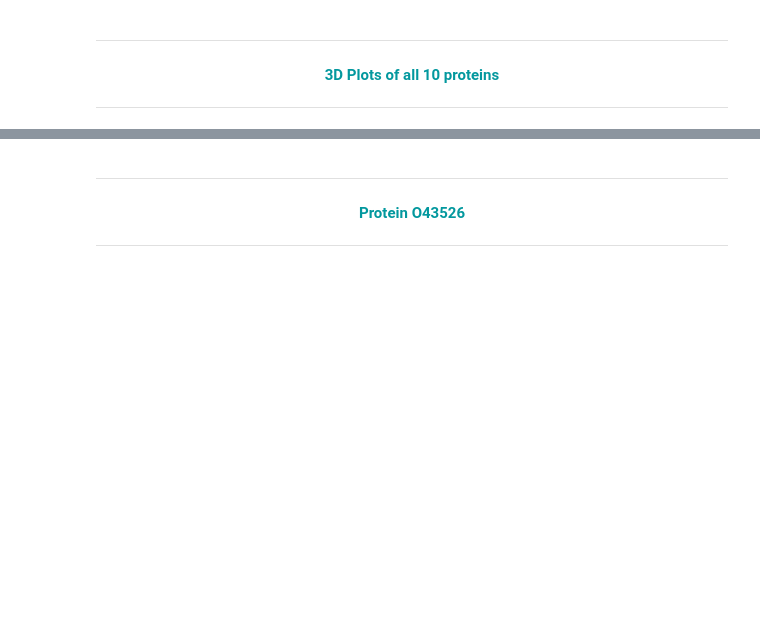
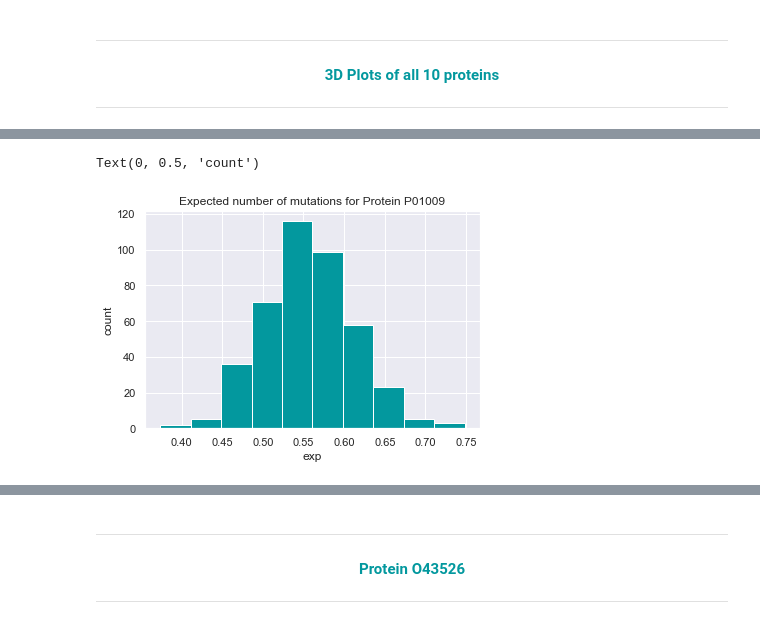
Before and after one commit to iamfaiyam/DATA3001-Proteins-Team-2-Repo, a Jupyter notebook: Exploratory Data Analysis.ipynb, the cells around one changed output, grey strips where cells are left out. Saved outputs shown, nothing was run; the diff lists cells and outputs as text; code cells hidden in the pictures; blank space fills up the shorter version.

```diff
--- a/Exploratory Data Analysis.ipynb
+++ b/Exploratory Data Analysis.ipynb
@@ -182,0 +198,8 @@ protein10 = pd.read_csv('AF-Q969H0-F1-model_v3.csv')
+# %%
+plt.hist(protein2['exp'], color = "#03989e")
+plt.title("Expected number of mutations for Protein P01009")
+plt.xlabel('exp')
+plt.ylabel('count')
+# %% [output]
+Text(0, 0.5, 'count')
+[figure, added]
```
Also changed, not shown: parts of 5 cells of this notebook.
